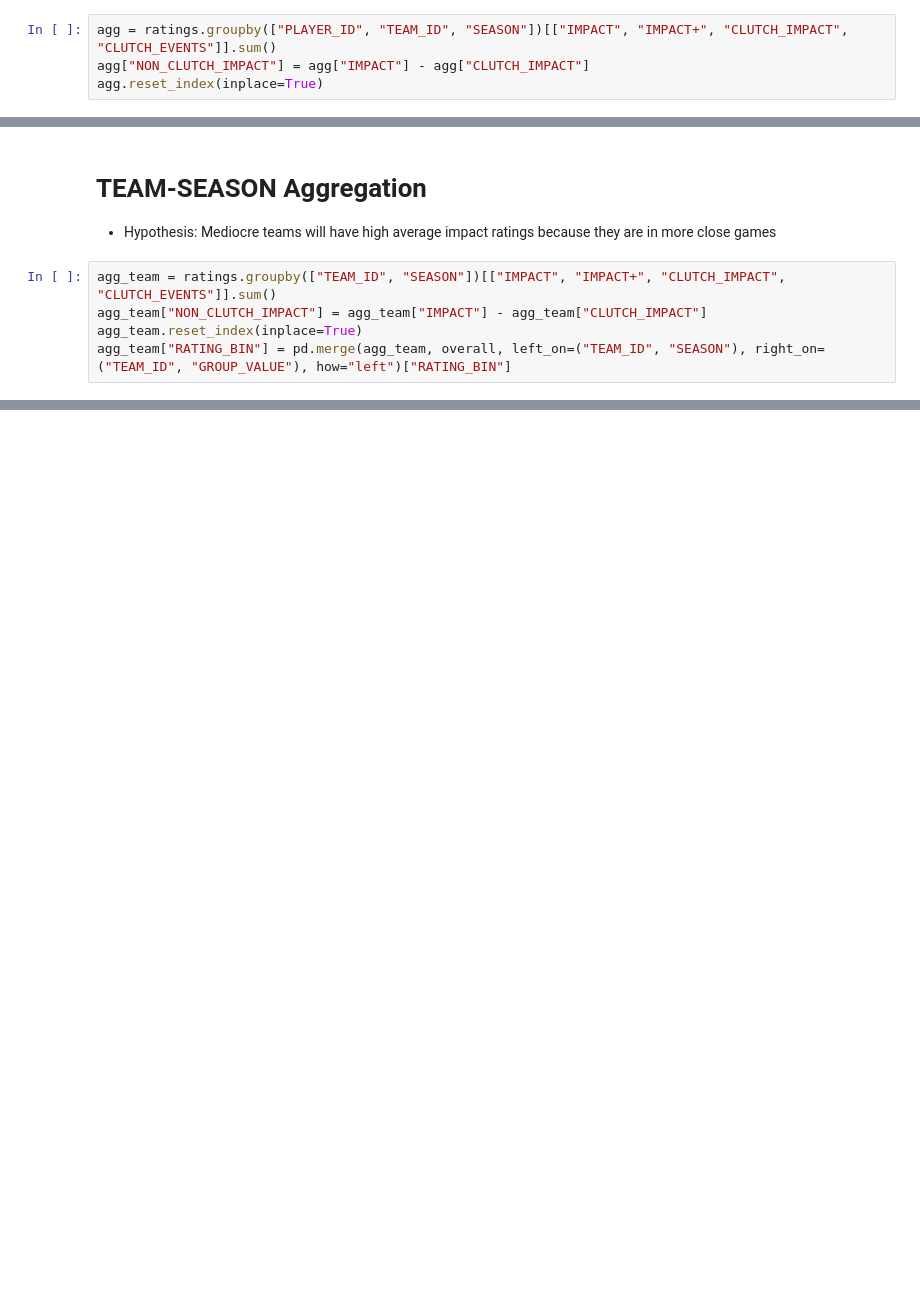
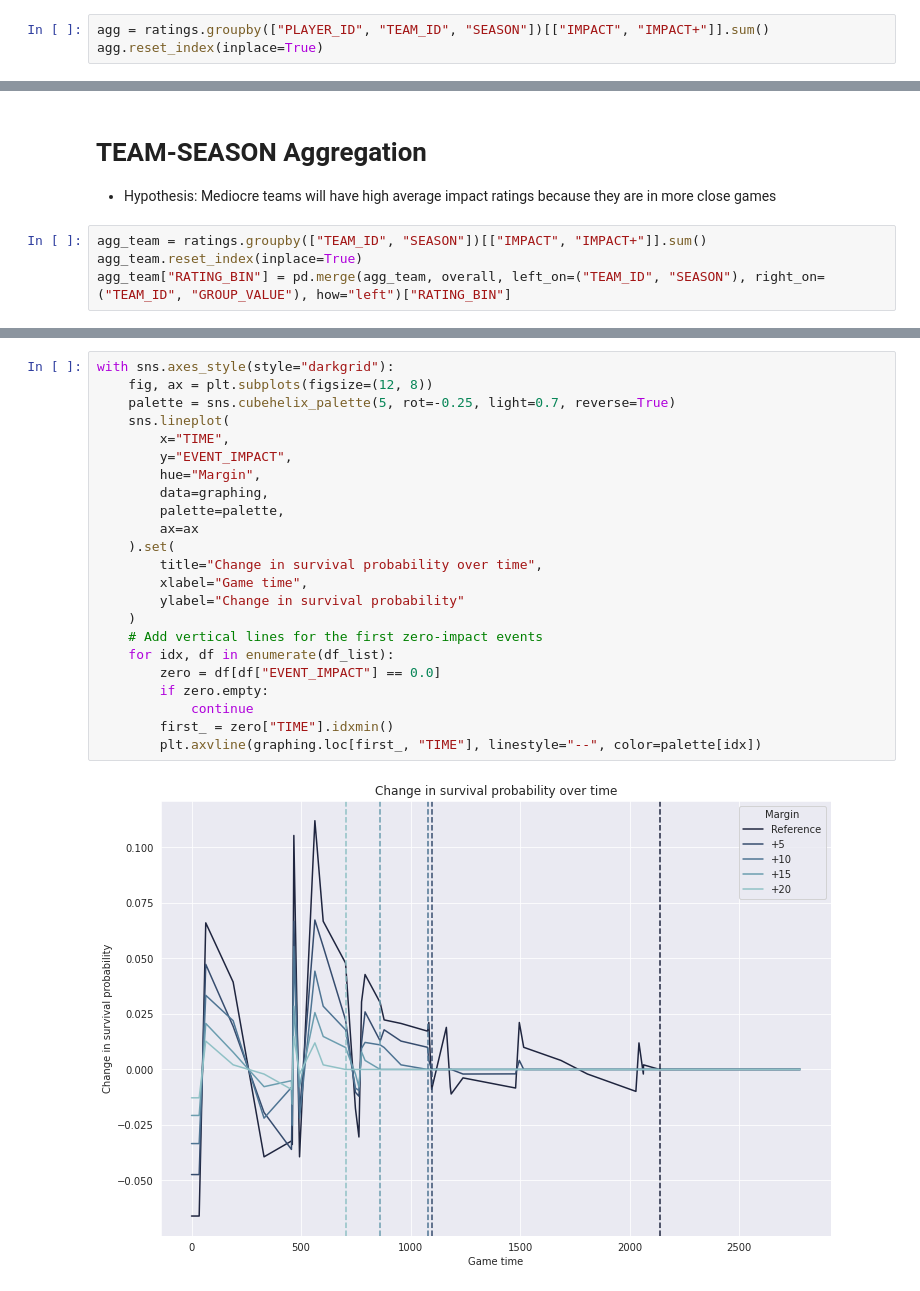
Before and after one commit to ak-gupta/nbaspa, a Jupyter notebook: docs/notebooks/SPA Ratings.ipynb, the cells around one changed output, grey strips where cells are left out. Drawn from its saved outputs; the diff is of its cells as text; blank space fills up the shorter version.

```diff
--- a/docs/notebooks/SPA Ratings.ipynb
+++ b/docs/notebooks/SPA Ratings.ipynb
@@ -44,6 +78,5 @@ ratings["SEASON"] = (
 # %%
-agg = ratings.groupby(["PLAYER_ID", "TEAM_ID", "SEASON"])[["IMPACT", "IMPACT+", "CLUTCH_IMPACT", "CLUTCH_EVENTS"]].sum()
-agg["NON_CLUTCH_IMPACT"] = agg["IMPACT"] - agg["CLUTCH_IMPACT"]
+agg = ratings.groupby(["PLAYER_ID", "TEAM_ID", "SEASON"])[["IMPACT", "IMPACT+"]].sum()
 agg.reset_index(inplace=True)
 # %%
 bin_result, edges = pd.qcut(overall["E_NET_RATING"], q=5, retbins=True)
@@ -157,8 +116,7 @@ with sns.axes_style(style="white", rc={"axes.facecolor": (0, 0, 0, 0)}):
 
 - Hypothesis: Mediocre teams will have high average impact ratings because they are in more close games
 # %%
-agg_team = ratings.groupby(["TEAM_ID", "SEASON"])[["IMPACT", "IMPACT+", "CLUTCH_IMPACT", "CLUTCH_EVENTS"]].sum()
-agg_team["NON_CLUTCH_IMPACT"] = agg_team["IMPACT"] - agg_team["CLUTCH_IMPACT"]
+agg_team = ratings.groupby(["TEAM_ID", "SEASON"])[["IMPACT", "IMPACT+"]].sum()
 agg_team.reset_index(inplace=True)
 agg_team["RATING_BIN"] = pd.merge(agg_team, overall, left_on=("TEAM_ID", "SEASON"), right_on=("TEAM_ID", "GROUP_VALUE"), how="left")["RATING_BIN"]
 # %%
@@ -211,0 +262,25 @@ with sns.axes_style(style="white", rc={"axes.facecolor": (0, 0, 0, 0)}):
+# %%
+with sns.axes_style(style="darkgrid"):
+    fig, ax = plt.subplots(figsize=(12, 8))
+    palette = sns.cubehelix_palette(5, rot=-0.25, light=0.7, reverse=True)
+    sns.lineplot(
+        x="TIME",
+        y="EVENT_IMPACT",
+        hue="Margin",
+        data=graphing,
+        palette=palette,
+        ax=ax
+    ).set(
+        title="Change in survival probability over time",
+        xlabel="Game time",
+        ylabel="Change in survival probability"
+    )
+    # Add vertical lines for the first zero-impact events
+    for idx, df in enumerate(df_list):
+        zero = df[df["EVENT_IMPACT"] == 0.0]
+        if zero.empty:
+            continue
+        first_ = zero["TIME"].idxmin()
+        plt.axvline(graphing.loc[first_, "TIME"], linestyle="--", color=palette[idx])
+# %% [output]
+[figure, added]
```
Also changed, not shown: parts of 18 cells of this notebook, 1 other file.
